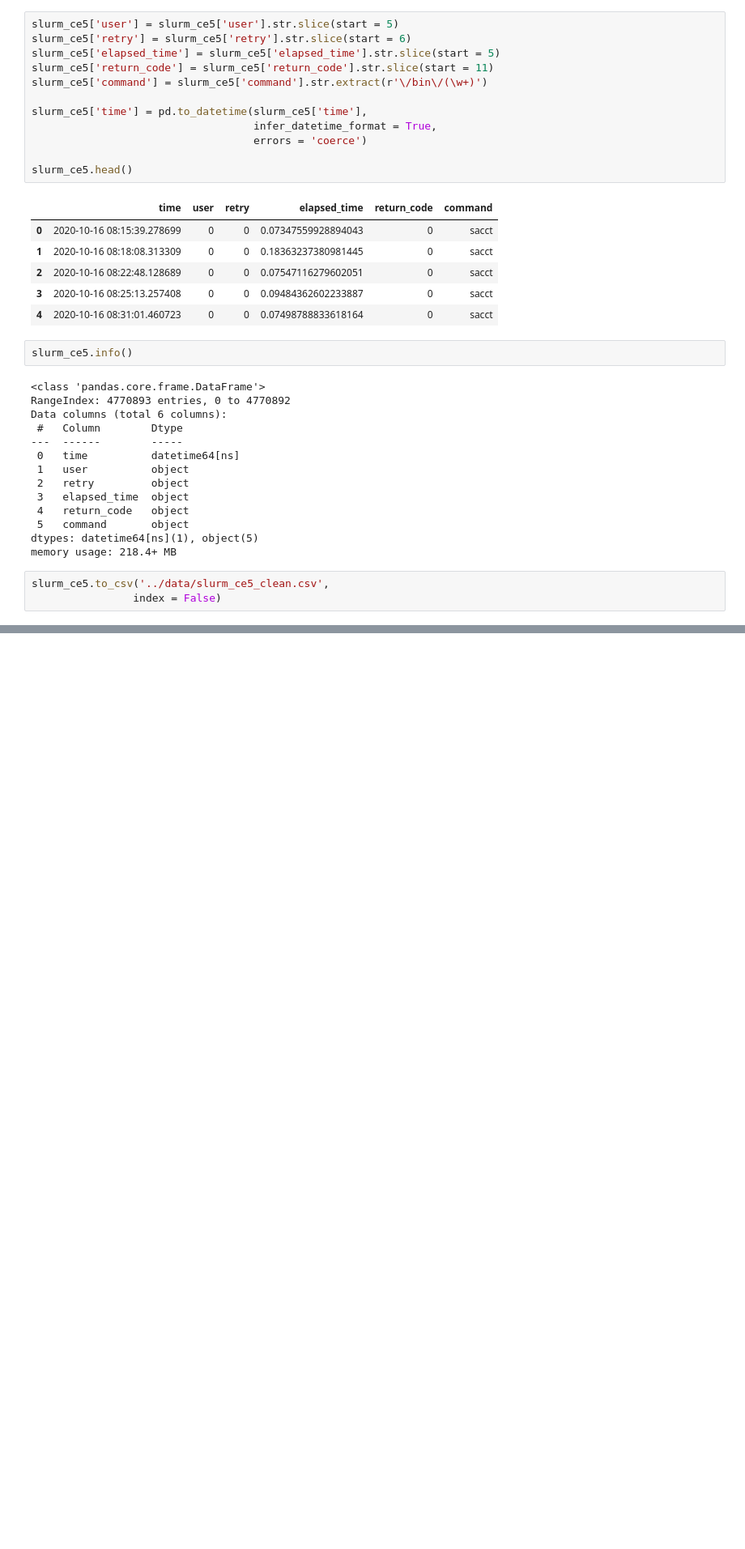
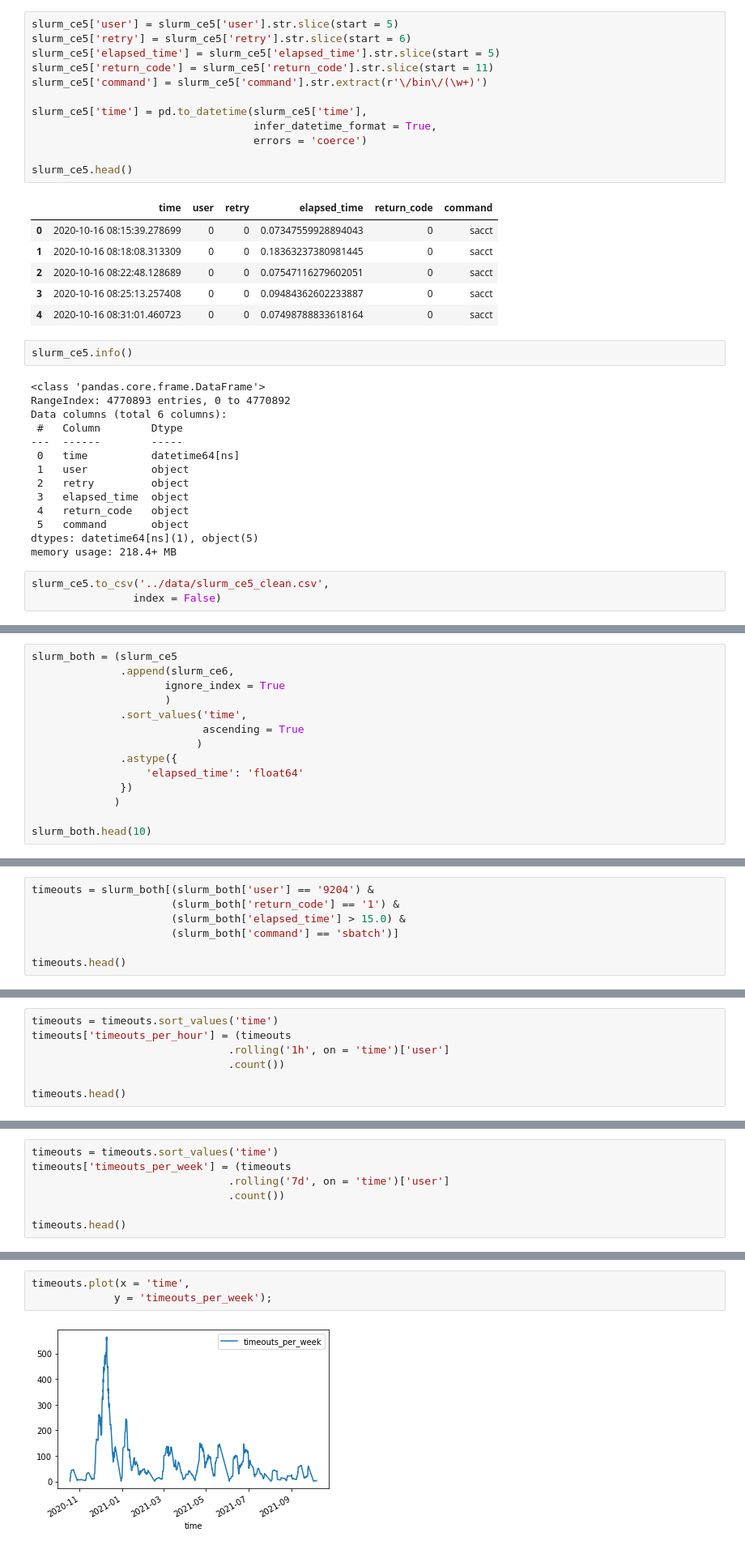
Before and after one commit to nedatahe/accre-candy-corn, a Jupyter notebook: notebooks/slurm_cleaning_and_exploration_cm_2.ipynb, the cells around one changed output, grey strips where cells are left out. Shown: that part at 81% size. Cells and saved outputs as stored; diff of their text form; blank space fills up the shorter version.

Commit message:
ce6 cleaned. ce5 and ce6 appended. Timeouts identified and rolled up

```diff
--- a/notebooks/slurm_cleaning_and_exploration_cm_2.ipynb
+++ b/notebooks/slurm_cleaning_and_exploration_cm_2.ipynb
@@ -66,0 +134,14 @@ slurm_ce5.to_csv('../data/slurm_ce5_clean.csv',
+# %%
+slurm_both = (slurm_ce5
+              .append(slurm_ce6,
+                     ignore_index = True
+                     )
+              .sort_values('time',
+                           ascending = True
+                          )
+              .astype({
+                  'elapsed_time': 'float64'
+              })
+             )
+
+slurm_both.head(10)
@@ -66,0 +160,7 @@ slurm_ce5.to_csv('../data/slurm_ce5_clean.csv',
+# %%
+timeouts = slurm_both[(slurm_both['user'] == '9204') &
+                      (slurm_both['return_code'] == '1') &
+                      (slurm_both['elapsed_time'] > 15.0) &
+                      (slurm_both['command'] == 'sbatch')]
+
+timeouts.head()
@@ -66,0 +174,7 @@ slurm_ce5.to_csv('../data/slurm_ce5_clean.csv',
+# %%
+timeouts = timeouts.sort_values('time')
+timeouts['timeouts_per_hour'] = (timeouts
+                               .rolling('1h', on = 'time')['user']
+                               .count())
+
+timeouts.head()
@@ -66,0 +188,7 @@ slurm_ce5.to_csv('../data/slurm_ce5_clean.csv',
+# %%
+timeouts = timeouts.sort_values('time')
+timeouts['timeouts_per_week'] = (timeouts
+                               .rolling('7d', on = 'time')['user']
+                               .count())
+
+timeouts.head()
@@ -66,0 +217,5 @@ slurm_ce5.to_csv('../data/slurm_ce5_clean.csv',
+# %%
+timeouts.plot(x = 'time',
+             y = 'timeouts_per_week');
+# %% [output]
+[figure, added]
```
Also changed, not shown: parts of 13 cells of this notebook, 1 other file.
